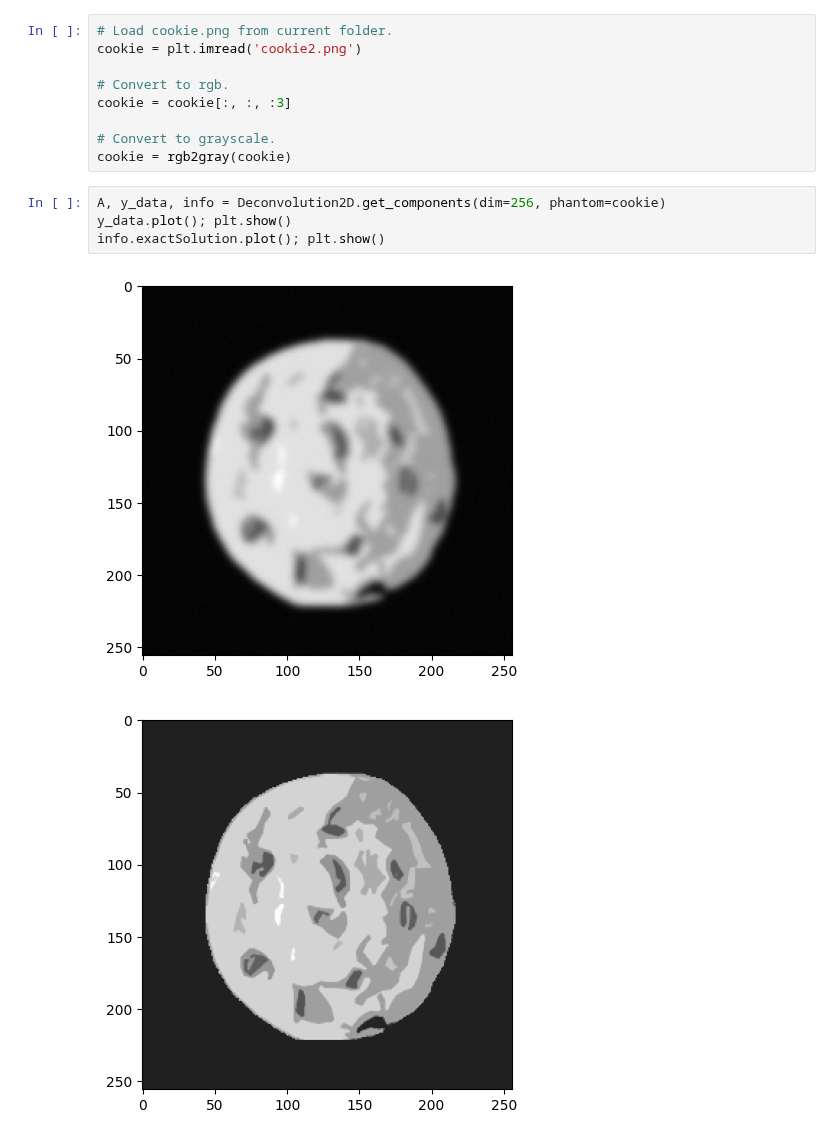
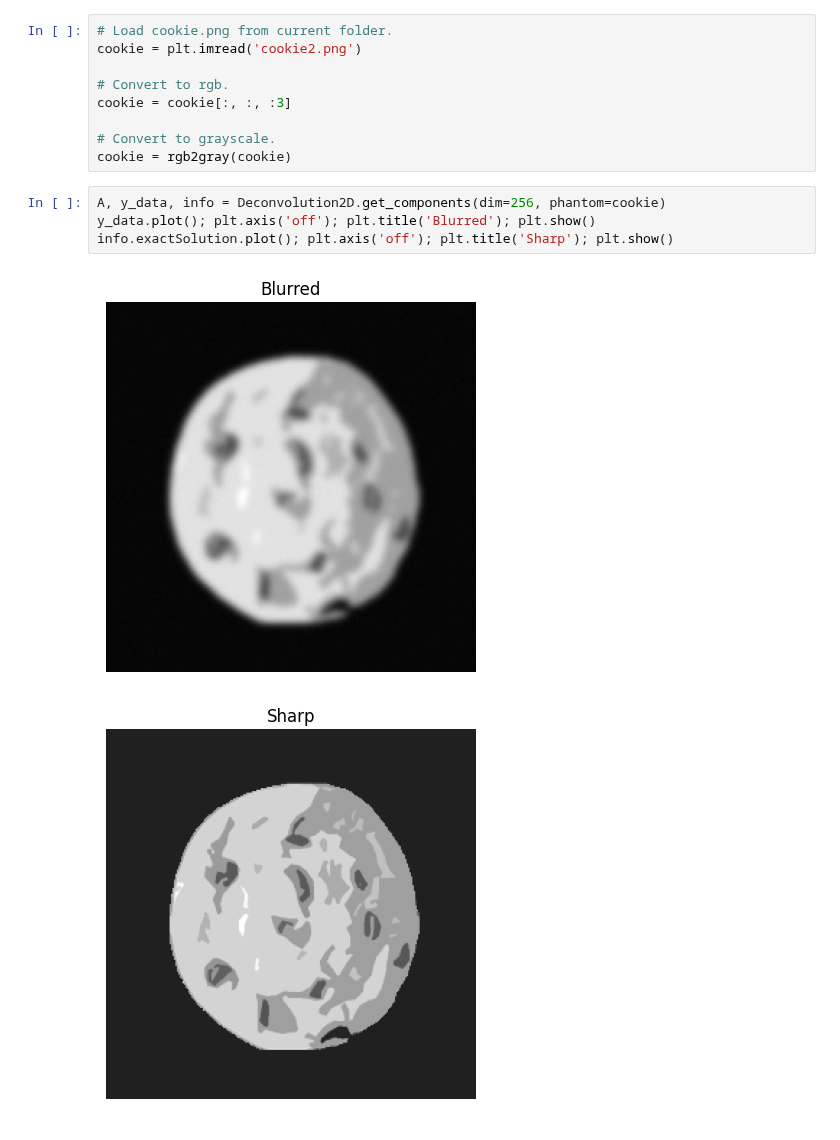
Before and after one commit to CUQI-DTU/Paper-CUQIpy-1-Core, a Jupyter notebook: intro/intro.ipynb, the cells around one changed output. Cells and saved outputs as stored; diff of their text form.

```diff
--- a/intro/intro.ipynb
+++ b/intro/intro.ipynb
@@ -21,9 +25,9 @@ cookie = cookie[:, :, :3]
 cookie = rgb2gray(cookie)
 # %%
 A, y_data, info = Deconvolution2D.get_components(dim=256, phantom=cookie)
-y_data.plot(); plt.show()
-info.exactSolution.plot(); plt.show()
+y_data.plot(); plt.axis('off'); plt.title('Blurred'); plt.show()
+info.exactSolution.plot(); plt.axis('off'); plt.title('Sharp'); plt.show()
 # %% [output]
-[figure, old version]
+[figure, new version]
-[figure, old version]
+[figure, new version]
 # %%
```
Also changed, not shown: parts of 10 cells of this notebook.
